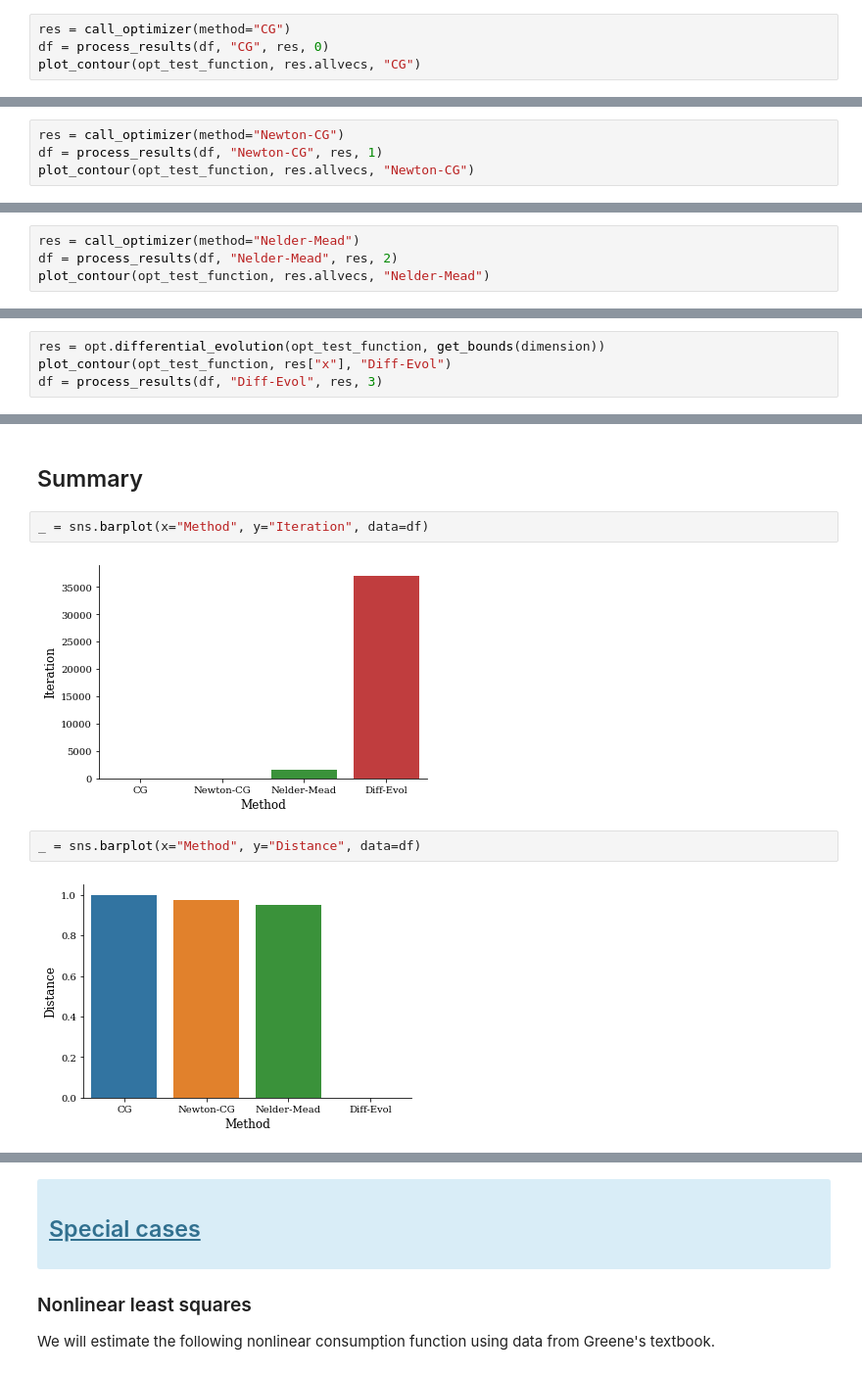
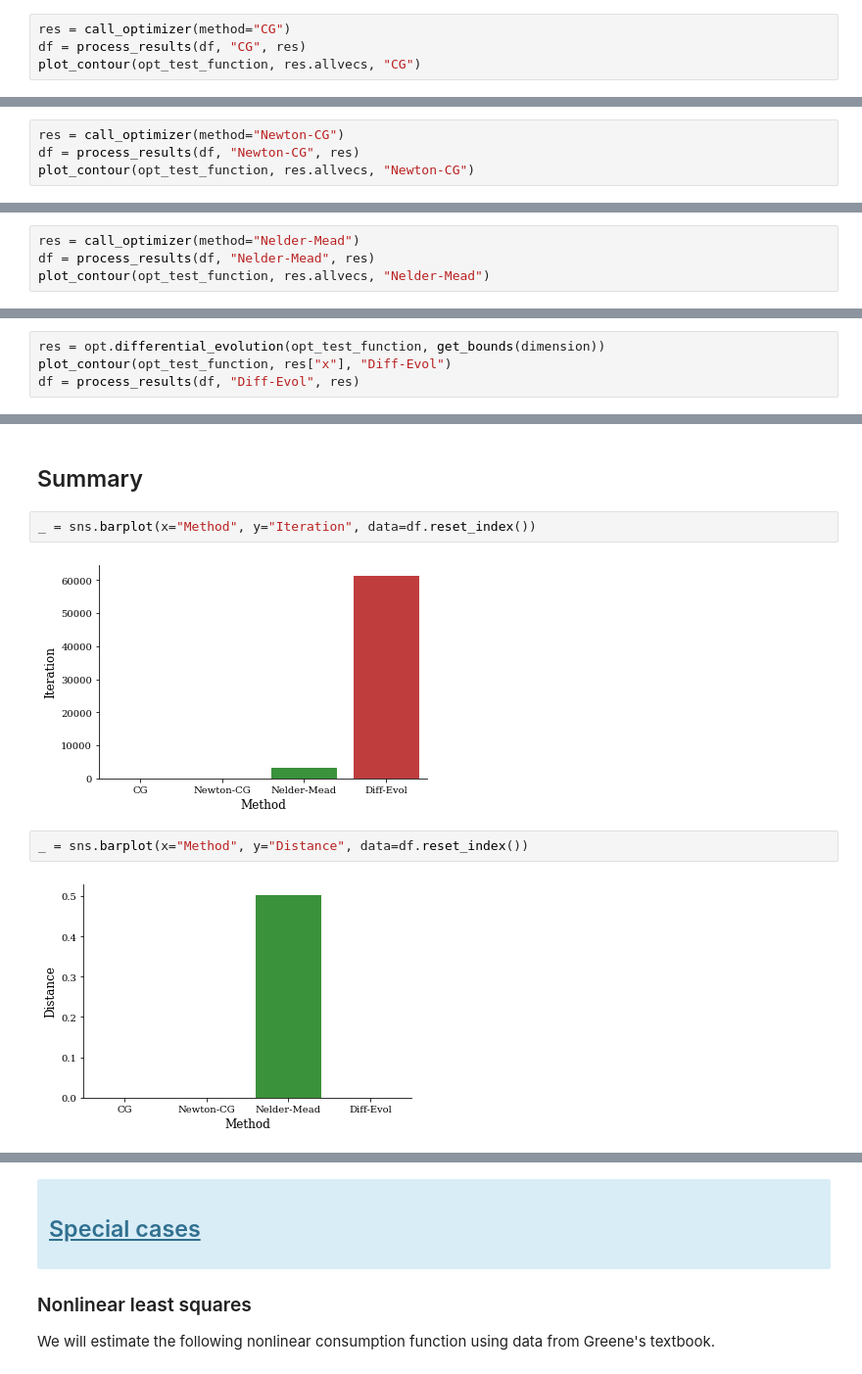
Before and after one commit to OpenSourceEconomics/ose-course-scientific-computing, a Jupyter notebook: lectures/optimization/notebook.ipynb, the cells around one changed output, grey strips where cells are left out. Shown at 98% size. Saved outputs shown, nothing was run; the diff lists cells and outputs as text.

```diff
--- a/lectures/optimization/notebook.ipynb
+++ b/lectures/optimization/notebook.ipynb
@@ -330,6 +332,6 @@ Type:      function
 We can use the CG method with derivatives.
 # %%
 res = call_optimizer(method="CG")
-df = process_results(df, "CG", res, 0)
+df = process_results(df, "CG", res)
 plot_contour(opt_test_function, res.allvecs, "CG")
 # %% [output]
@@ -344,7 +346,7 @@ Warning: Desired error not necessarily achieved due to precision loss.
 ##  Newton-CG
 # %%
 res = call_optimizer(method="Newton-CG")
-df = process_results(df, "Newton-CG", res, 1)
+df = process_results(df, "Newton-CG", res)
 plot_contour(opt_test_function, res.allvecs, "Newton-CG")
 # %% [output]
 Optimization terminated successfully.
@@ -359,7 +361,7 @@ Optimization terminated successfully.
 ## Nelder Mead
 # %%
 res = call_optimizer(method="Nelder-Mead")
-df = process_results(df, "Nelder-Mead", res, 2)
+df = process_results(df, "Nelder-Mead", res)
 plot_contour(opt_test_function, res.allvecs, "Nelder-Mead")
 # %% [output]
 Optimization terminated successfully.
@@ -385,5 +387,5 @@ Type:      function
 # %%
 res = opt.differential_evolution(opt_test_function, get_bounds(dimension))
 plot_contour(opt_test_function, res["x"], "Diff-Evol")
-df = process_results(df, "Diff-Evol", res, 3)
+df = process_results(df, "Diff-Evol", res)
 # %% [output]
@@ -391,10 +393,10 @@ df = process_results(df, "Diff-Evol", res, 3)
 # %% [markdown]
 ## Summary
 # %%
-_ = sns.barplot(x="Method", y="Iteration", data=df)
+_ = sns.barplot(x="Method", y="Iteration", data=df.reset_index())
 # %% [output]
-[figure, old version]
+[figure, new version]
 # %%
-_ = sns.barplot(x="Method", y="Distance", data=df)
+_ = sns.barplot(x="Method", y="Distance", data=df.reset_index())
 # %% [output]
-[figure, old version]
+[figure, new version]
```
Also changed, not shown: parts of 25 cells of this notebook, 2 other files.
